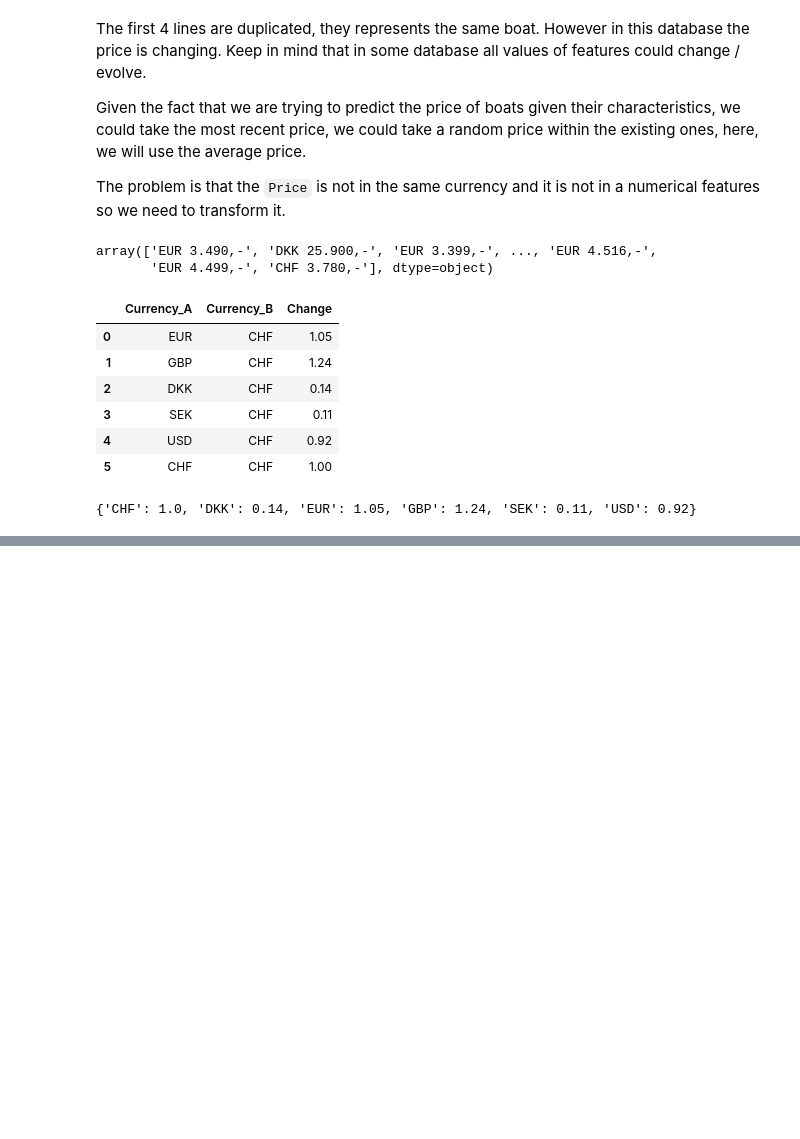
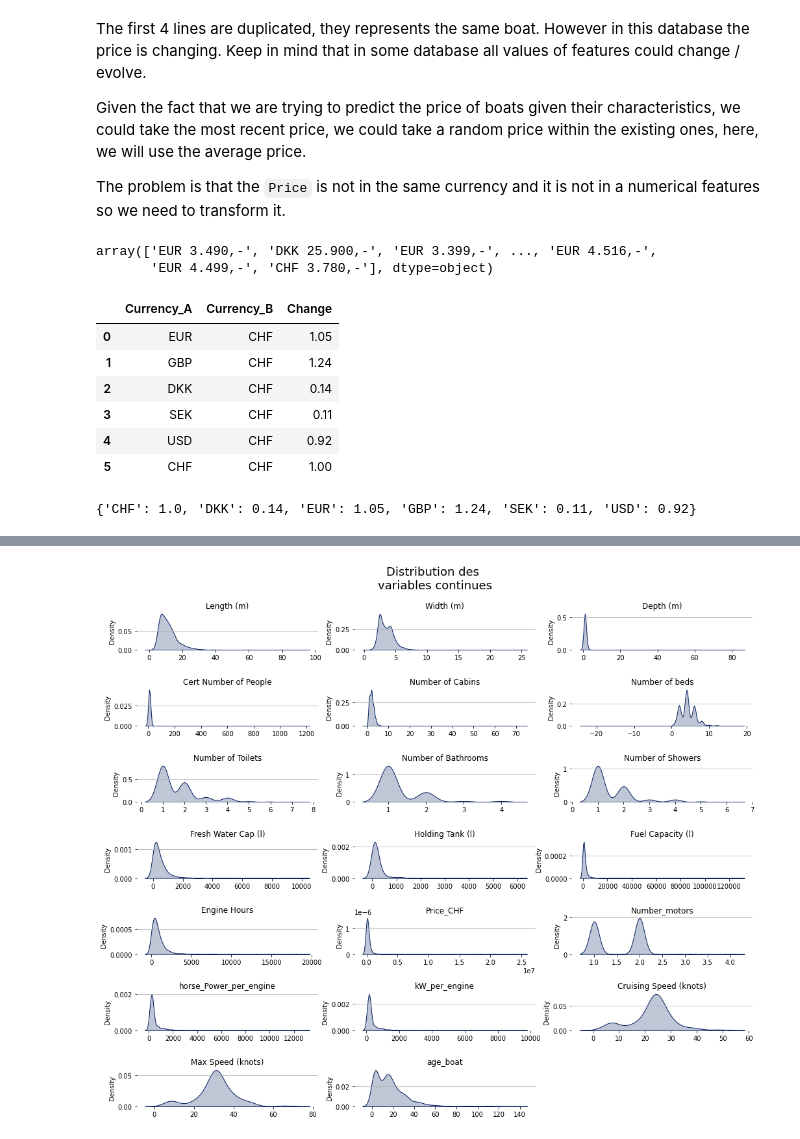
Before and after one commit to Maxime0103/OVF_academy, a Jupyter notebook: Boat_Price.ipynb, the cells around one changed output, grey strips where cells are left out. Cells and saved outputs as stored; diff of their text form; code cells hidden in the pictures; blank space fills up the shorter version.

```diff
--- a/Boat_Price.ipynb
+++ b/Boat_Price.ipynb
@@ -794,0 +843,4 @@ train_val.head(2)
+# %%
+# Split train_val in train & val (for training & validation)
+from sklearn.model_selection import train_test_split
+train, validation = train_test_split(train_val, test_size=0.33, random_state=42)
@@ -794,0 +989,16 @@ train_val.head(2)
+# %%
+# We delete the original features
+train.drop(columns=["Cruising Speed", "Max Speed", "Engine Performance"], inplace = True)
+# %%
+# Let's create the age of the boat
+current_year = 2022
+
+train['age_boat'] = current_year - train['Year Built']
+
+train.drop(columns = ["Year Built"], inplace =True)
+# %%
+# Let's select the numerical & categorical features
+col_categoricals = [col for col in train.columns if train[col].dtype=='O']
+
+# Puis les numériques
+col_numericals = [col for col in train.columns if col not in col_categoricals+['Advertisement Date']]
@@ -794,0 +1019,32 @@ train_val.head(2)
+# %%
+import matplotlib.pyplot as plt
+import seaborn as sns
+colors = ["#011C5D"]
+customPalette = sns.set_palette(sns.color_palette(colors))
+
+# On affiche les distributions
+temp=pd.melt(train[col_numericals].reset_index(), id_vars='index', value_vars=col_numericals).iloc[:,-2:]
+
+ncols = 3
+nrows = len(col_numericals) // ncols + (len(col_numericals) % ncols > 0)
+
+plt.figure(figsize=(17, 14))
+plt.subplots_adjust(hspace=1)
+plt.suptitle("Distribution des \nvariables continues", fontsize=18, y=0.95)
+
+for n, variable in enumerate(col_numericals):
+    # add a new subplot iteratively
+    ax = plt.subplot(nrows, ncols, n + 1)
+
+    sns.kdeplot(ax=ax, data=temp[temp['variable']==variable], legend=None, palette=customPalette, shade=True)
+    ax.grid(b=True, which='major', axis='y')
+    ax.spines['top'].set_visible(False)
+    ax.spines['right'].set_visible(False)
+    ax.spines['bottom'].set_visible(False)
+    ax.spines['left'].set_visible(False)
+
+    ax.set_title(variable, loc= 'center', fontsize=12)
+
+del(temp)
+# %% [output]
+[figure, added]
```
Also changed, not shown: parts of 71 cells of this notebook.
